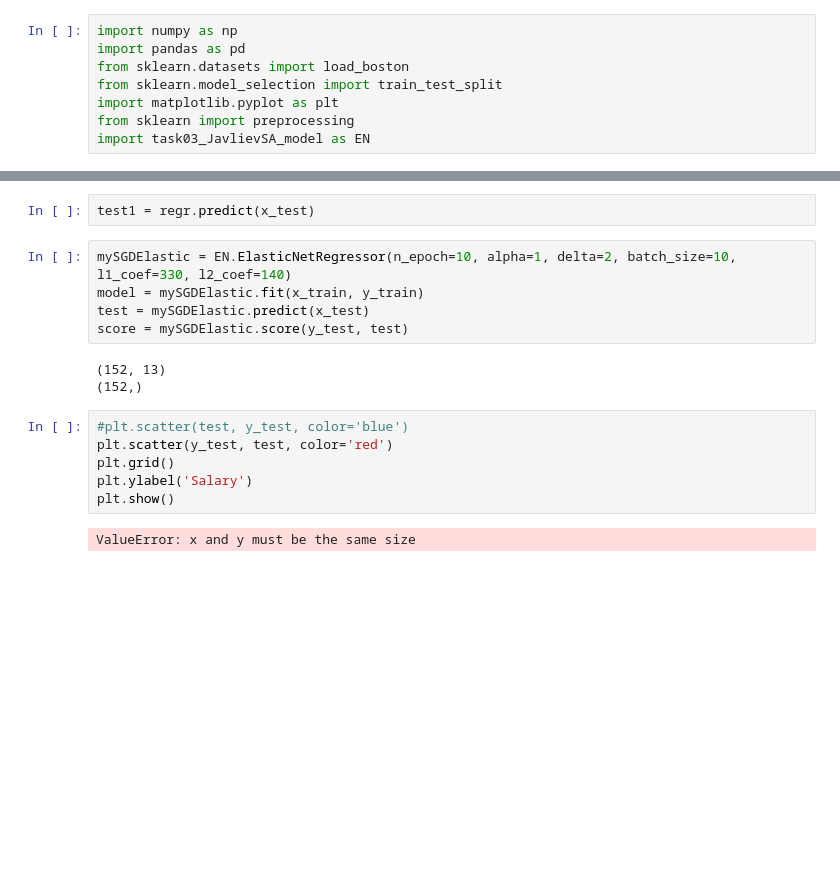
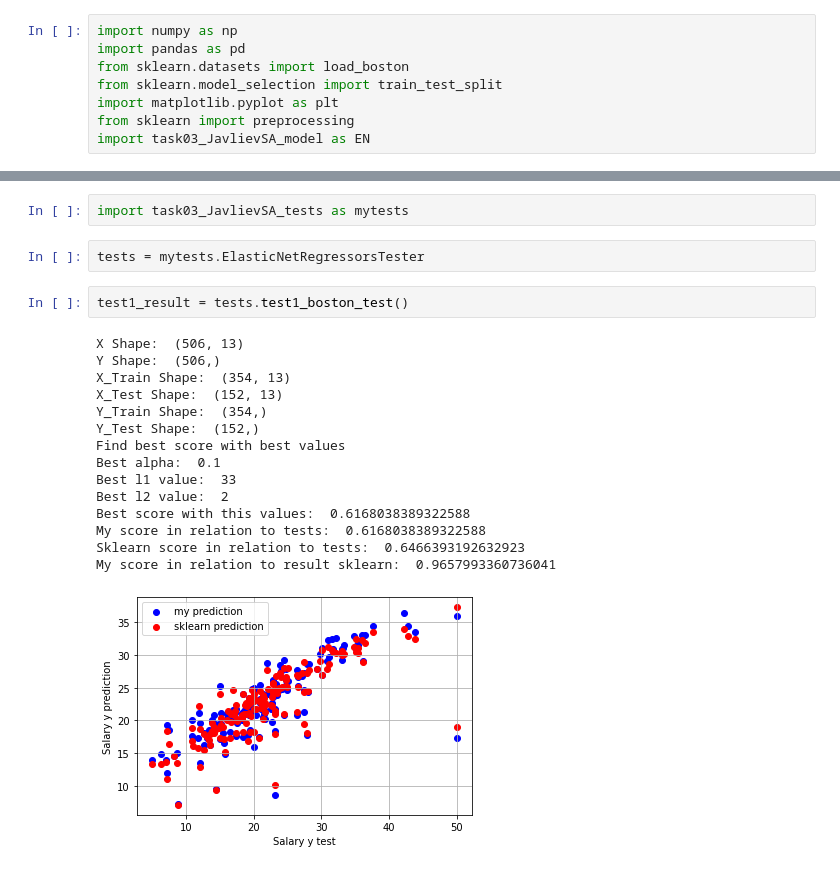
Before and after one commit to Pixelzzz99/ElasticNet_Regression_alg, a Jupyter notebook: task03_JavlievSA_run.ipynb, the cells around one changed output, grey strips where cells are left out. Drawn from its saved outputs; the diff is of its cells as text; blank space fills up the shorter version.

Commit message:
added tests

```diff
--- a/task03_JavlievSA_run.ipynb
+++ b/task03_JavlievSA_run.ipynb
@@ -68,18 +9,22 @@ ElasticNet(random_state=0)
-# %%
-test1 = regr.predict(x_test)
-# %%
-mySGDElastic = EN.ElasticNetRegressor(n_epoch=10, alpha=1, delta=2, batch_size=10, l1_coef=330, l2_coef=140)
-model = mySGDElastic.fit(x_train, y_train)
-test = mySGDElastic.predict(x_test)
-score = mySGDElastic.score(y_test, test)
-# %% [output]
-(152, 13)
-(152,)
-# %%
-#plt.scatter(test, y_test, color='blue')
-plt.scatter(y_test, test, color='red')
-plt.grid()
-plt.ylabel('Salary')
-plt.show()
-# %% [output]
-ValueError: x and y must be the same size
+# %%
+import task03_JavlievSA_tests as mytests
+# %%
+tests = mytests.ElasticNetRegressorsTester
+# %%
+test1_result = tests.test1_boston_test()
+# %% [output]
+X Shape:  (506, 13)
+Y Shape:  (506,)
+X_Train Shape:  (354, 13)
+X_Test Shape:  (152, 13)
+Y_Train Shape:  (354,)
+Y_Test Shape:  (152,)
+Find best score with best values
+Best alpha:  0.1
+Best l1 value:  33
+Best l2 value:  2
+Best score with this values:  0.6168038389322588
+My score in relation to tests:  0.6168038389322588
+Sklearn score in relation to tests:  0.6466393192632923
+My score in relation to result sklearn:  0.9657993360736041
+[figure, added]
```
Also changed, not shown: parts of 13 cells of this notebook, 2 other files.
